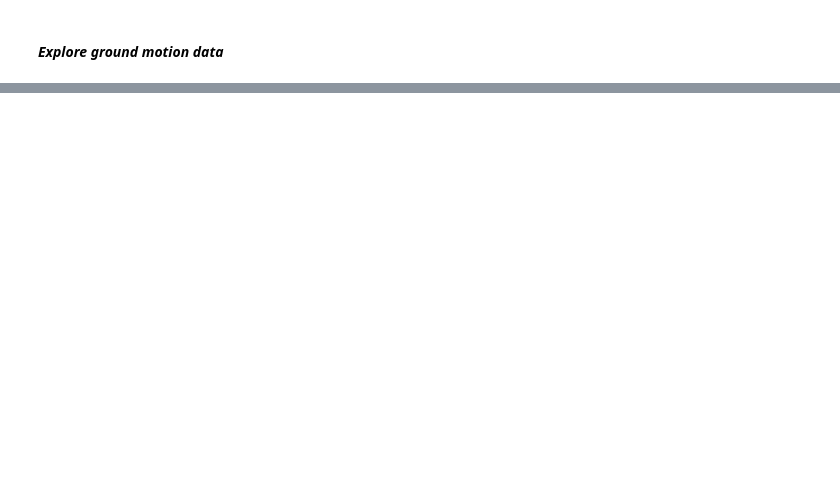
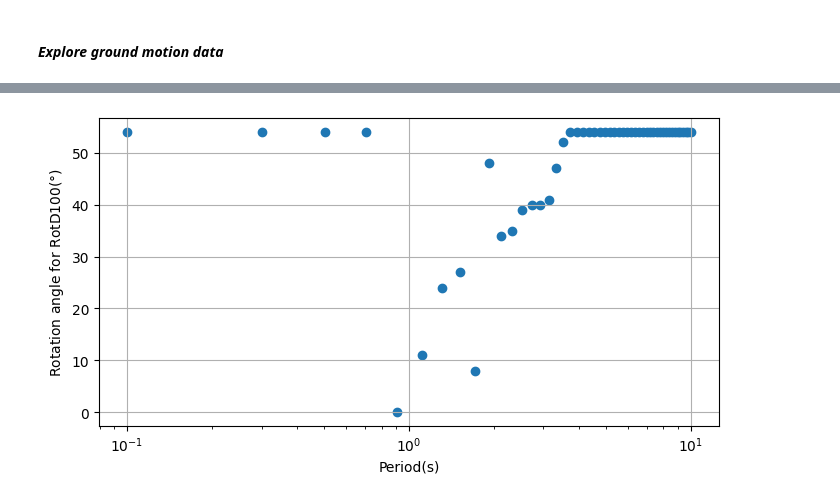
Before and after one commit to jorvend/JV-Research, a Jupyter notebook: RotD50_Spectra_of_Tabas_JV.ipynb, the cells around one changed output, grey strips where cells are left out. Cells and saved outputs as stored; diff of their text form; code cells hidden in the pictures; blank space fills up the shorter version.

```diff
--- a/RotD50_Spectra_of_Tabas_JV.ipynb
+++ b/RotD50_Spectra_of_Tabas_JV.ipynb
@@ -395,0 +334,17 @@ plt.show()
+# %%
+# Get ROTD50 per each rotation angle
+
+period_values = [1.64, 1.71, 1.74]
+damping = 0.05
+time = time1
+analysis_dt = dt1
+period_list=[]
+for ind in range(len(period_values)):
+    rotd100_list = []
+    for i in range(len(theta_list)):
+        a_ROT = create_aROT(gmdata1, gmdata2, theta_list[i])
+        rotd100_theta = get_ROTD100(period_values[ind], damping, a_ROT, time, analysis_dt)
+        rotd100_list.append(rotd100_theta)
+
+    rotd100_list = np.array(rotd100_list)
+    period_list.append(rotd100_list)
@@ -395,0 +366,29 @@ plt.show()
+# %%
+periods_axis = np.linspace(0.1, 10, num=50)
+angles_axis = []
+
+tlist=theta_list[:55]
+for i in range(len(periods_axis)):
+    sd_max = -1000
+    theta_max = 0
+
+    for t in range(len(tlist)):
+        a_ROT = create_aROT(gmdata1, gmdata2, tlist[t])
+        rotd100_theta = get_ROTD100(periods_axis[i], damping, a_ROT, time, analysis_dt)
+        if np.max(rotd100_theta) > sd_max:
+            sd_max = np.max(rotd100_theta)
+            theta_max = tlist[t]
+
+    angles_axis.append(theta_max)
+
+angles_axis = np.array(angles_axis)
+# %%
+plt.figure(figsize=(8,4)) #select the visualization size of the plot
+plt.scatter(periods_axis, angles_axis)
+plt.ylabel('Rotation angle for RotD100($\degree$)')
+plt.xlabel('Period(s)')
+plt.grid()
+plt.xscale('log')
+plt.show()
+# %% [output]
+[figure, added]
```
Also changed, not shown: parts of 28 cells of this notebook, 1 other file.
